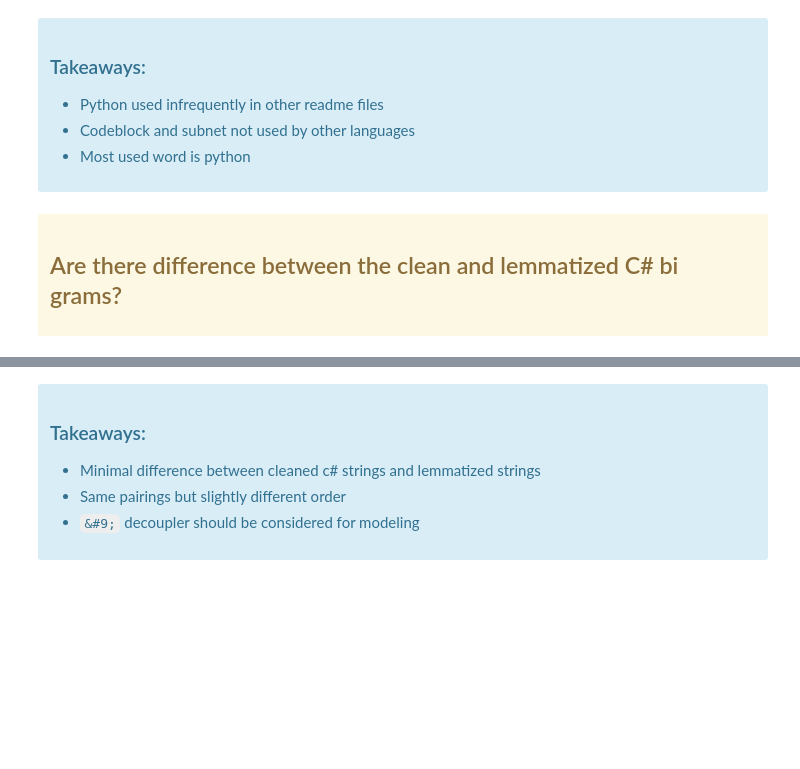
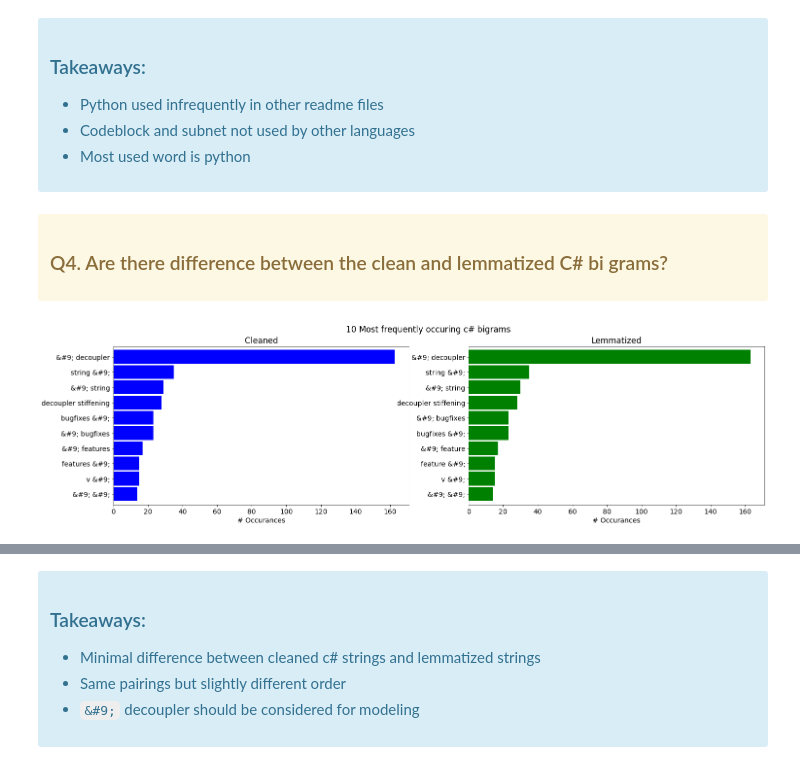
Before and after one commit to Codeup-Mirzakhani-Group1-NLP-Project/Codeup-Mirzakhani-GitHub-Scrape-NLP-Project, a Jupyter notebook: Final_Notebook_Draft.ipynb, the cells around one changed output, grey strips where cells are left out. Cells and saved outputs as stored; diff of their text form; code cells hidden in the pictures; blank space fills up the shorter version.

```diff
--- a/Final_Notebook_Draft.ipynb
+++ b/Final_Notebook_Draft.ipynb
@@ -127,7 +131,11 @@ e.sort_by_language('python',e.cs_freq_clean,e.js_freq_clean, e.jv_freq_clean, e.
 # %% [markdown]
 <div class="alert alert-warning">
 
-## Are there difference between the clean and lemmatized C# bi grams?
+### Q4. Are there difference between the clean and lemmatized C# bi grams?
+# %%
+e.csharp_bigrams(e.cs_lem, e.cs_clean)
+# %% [output]
+[figure, added]
 # %%
 # 10 most commont bi grams for lemmatized c# strings
 e.csharp_bigrams_lem(e.cs_lem)
```
Also changed, not shown: parts of 64 cells of this notebook.
